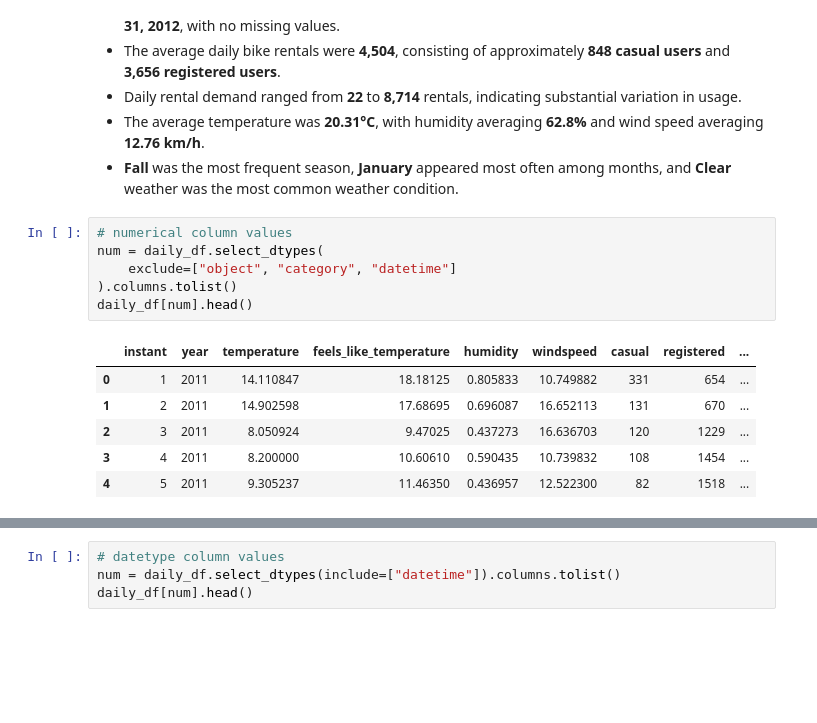
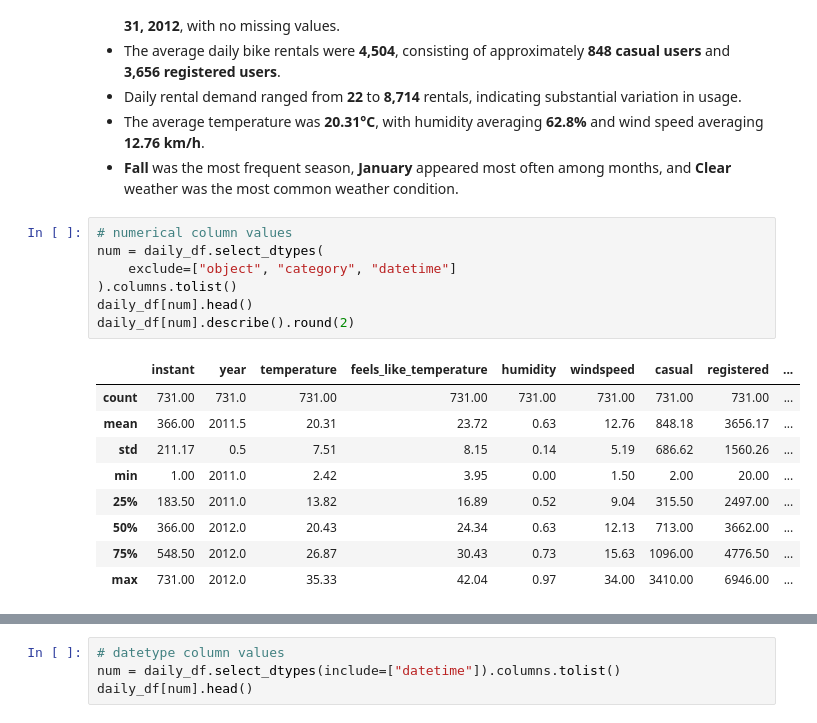
Before and after one commit to muchammadwr/bike-sharing-demand-analysis, a Jupyter notebook: submission/Proyek_Analisis_Data.ipynb, the cells around one changed output, grey strips where cells are left out. Cells and saved outputs as stored; diff of their text form; blank space fills up the shorter version.

```diff
--- a/submission/Proyek_Analisis_Data.ipynb
+++ b/submission/Proyek_Analisis_Data.ipynb
@@ -596,13 +596,17 @@ Based on the descriptive statistics:
 # %%
 # numerical column values
 num = daily_df.select_dtypes(
     exclude=["object", "category", "datetime"]
 ).columns.tolist()
 daily_df[num].head()
+daily_df[num].describe().round(2)
 # %% [output]
 |  | instant | year | temperature | feels_like_temperature | humidity | windspeed | casual | registered | ... |
-| 0 | 1 | 2011 | 14.110847 | 18.18125 | 0.805833 | 10.749882 | 331 | 654 | ... |
-| 1 | 2 | 2011 | 14.902598 | 17.68695 | 0.696087 | 16.652113 | 131 | 670 | ... |
-| 2 | 3 | 2011 | 8.050924 | 9.47025 | 0.437273 | 16.636703 | 120 | 1229 | ... |
-| 3 | 4 | 2011 | 8.200000 | 10.60610 | 0.590435 | 10.739832 | 108 | 1454 | ... |
-| 4 | 5 | 2011 | 9.305237 | 11.46350 | 0.436957 | 12.522300 | 82 | 1518 | ... |
+| count | 731.00 | 731.0 | 731.00 | 731.00 | 731.00 | 731.00 | 731.00 | 731.00 | ... |
+| mean | 366.00 | 2011.5 | 20.31 | 23.72 | 0.63 | 12.76 | 848.18 | 3656.17 | ... |
+| std | 211.17 | 0.5 | 7.51 | 8.15 | 0.14 | 5.19 | 686.62 | 1560.26 | ... |
+| min | 1.00 | 2011.0 | 2.42 | 3.95 | 0.00 | 1.50 | 2.00 | 20.00 | ... |
+| 25% | 183.50 | 2011.0 | 13.82 | 16.89 | 0.52 | 9.04 | 315.50 | 2497.00 | ... |
+| 50% | 366.00 | 2012.0 | 20.43 | 24.34 | 0.63 | 12.13 | 713.00 | 3662.00 | ... |
+| 75% | 548.50 | 2012.0 | 26.87 | 30.43 | 0.73 | 15.63 | 1096.00 | 4776.50 | ... |
+| max | 731.00 | 2012.0 | 35.33 | 42.04 | 0.97 | 34.00 | 3410.00 | 6946.00 | ... |
```
Also changed, not shown: parts of 52 cells of this notebook.
